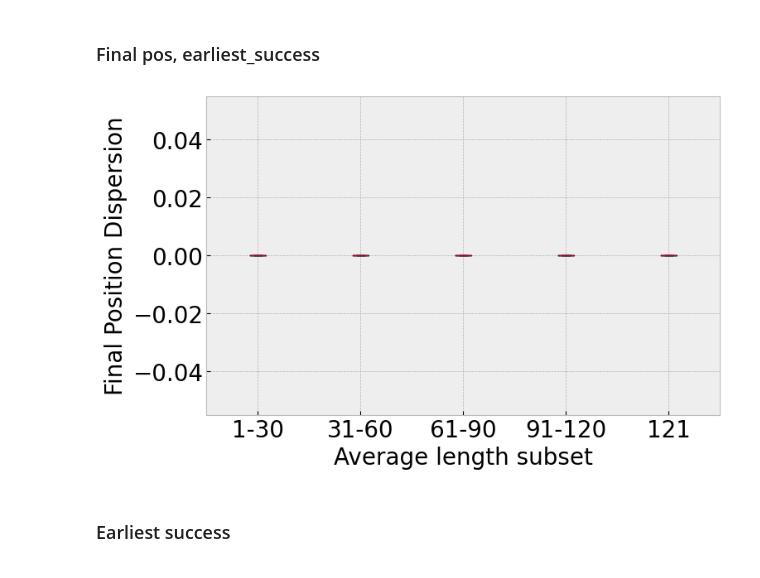
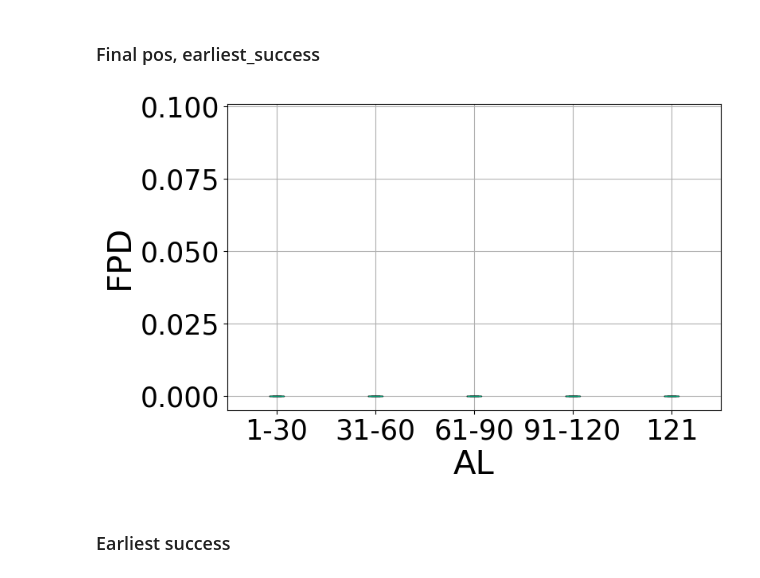
Before and after one commit to rouant/determinism_of_vlas, a Jupyter notebook: notebooks/spatialvla.ipynb, the cells around one changed output. Cells and saved outputs as stored; diff of their text form; code cells hidden in the pictures.

```diff
--- a/notebooks/spatialvla.ipynb
+++ b/notebooks/spatialvla.ipynb
@@ -5,7 +5,7 @@ import pandas as pd
 import numpy as np
 import json
 import csv
-plt.style.use('bmh')
+plt.style.use('seaborn-v0_8-colorblind')
 # %%
 model = "SpatialVLA"
 dataroots = [
@@ -441,18 +441,19 @@ with open(f'spatial_fpd.pkl', 'wb') as f:  # Note: 'wb' for write binary
 # ax.boxplot(total_std)
 # ax.legend()
 # %%
-plt.rcParams.update({'font.size': 20})
+plt.rcParams.update({'font.size': 30})
 fig, ax = plt.subplots(figsize=(10, 6))
 
-data_multi = [total_std, failure_std, passing_2_std, passing_1_std]
+#data_multi = [total_std, failure_std, passing_2_std, passing_1_std]
+data_multi = [total_std, failure_std, passing_1_std]
 #fig.suptitle("Gr00t N1: repartition of standard deviation of the source item at final step of simulation by average success rate", fontsize=14)
-ax.boxplot(data_multi,
-        label=["All passing", "None passing", "2 passing", "1 passing",])
+ax.boxplot(data_multi)
 ax.set_ylim(-0.01, 0.3)
-ax.set_xticklabels(["All passing", "None passing", "2 passing", "1 passing"])
-
-ax.set_ylabel("Final Position Dispersion", fontsize=20)
-ax.set_xlabel("Repetition Success Rate subset", fontsize=20)
+#ax.set_xticklabels(["All", "None", "2", "1"])
+ax.set_xticklabels(["All", "None", "1"])
+ax.grid(True)
+ax.set_ylabel("FPD", fontsize=30)
+ax.set_xlabel("Passing", fontsize=30)
 
 #ax.legend()
 plt.savefig("img_short_paper/spatial_std_position_boxplot.pdf", format="pdf", bbox_inches='tight')
@@ -542,23 +543,23 @@ ninety = pd.concat([earliest_norms[i].loc[(earliest_norms[i]['avg_step'] > 60) &
 hundred_nineteen = pd.concat([earliest_norms[i].loc[(earliest_norms[i]['avg_step'] > 90) & (earliest_norms[i]['avg_step'] < 120)][['avg_step', 'std']] for i in range(3)], ignore_index=True)
 hundred_twenty = pd.concat([earliest_norms[i].loc[earliest_norms[i]['avg_step'] == 120][['avg_step', 'std']] for i in range(3)], ignore_index=True)
 # %%
-plt.rcParams.update({'font.size': 20})
+plt.rcParams.update({'font.size': 25})
 fig, ax = plt.subplots(figsize=(8,5))
 datasets = [(thirty['std'], "1-30"), (sixty['std'], "31-60"), (ninety['std'], "61-90"), (hundred_nineteen['std'], "91-120"), (hundred_twenty['std'], '121')]
 for idx, dataset in enumerate(datasets):
     data = dataset[0]
     ax.boxplot(data, positions=[idx], showfliers=False)
 
-#ax.set_ylim(0, 120)
+ax.set_ylim(-0.005, 0.101)
 ax.set_xticklabels([datasets[0][1], datasets[1][1], datasets[2][1], datasets[3][1], datasets[4][1]])
 
-
-ax.set_ylabel("Final Position Dispersion", fontsize=20)
-ax.set_xlabel("Average length subset", fontsize=20)
+ax.grid(True)
+ax.set_ylabel("FPD", fontsize=30)
+ax.set_xlabel("AL", fontsize=30)
 
 plt.savefig("img_short_paper/spatial_FPD_by_avglength.pdf", format="pdf", bbox_inches='tight')
 # %% [output]
-[figure, old version]
+[figure, new version]
 # %% [markdown]
 ### Earliest success
 # %%
```
Also changed, not shown: parts of 5 cells of this notebook, 2 other files.
